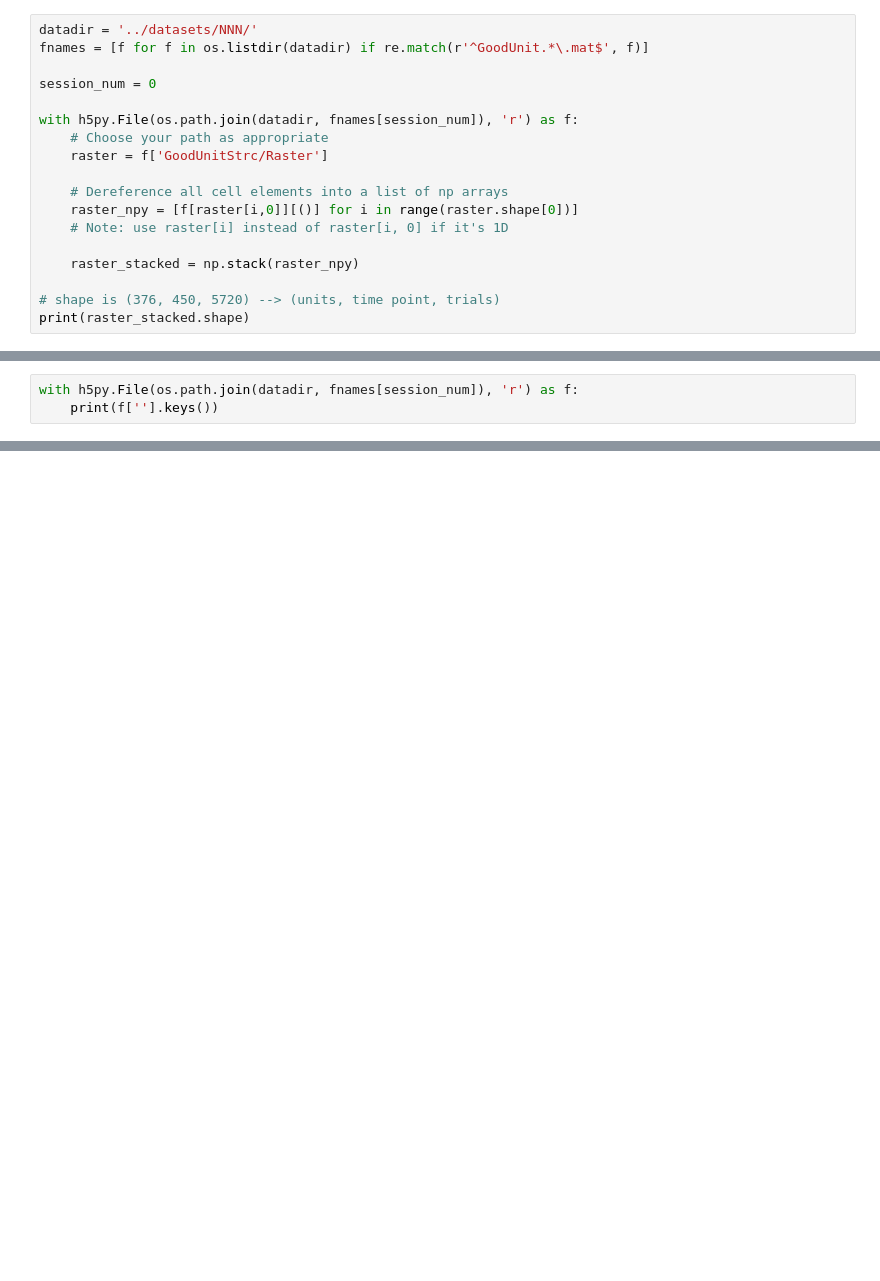
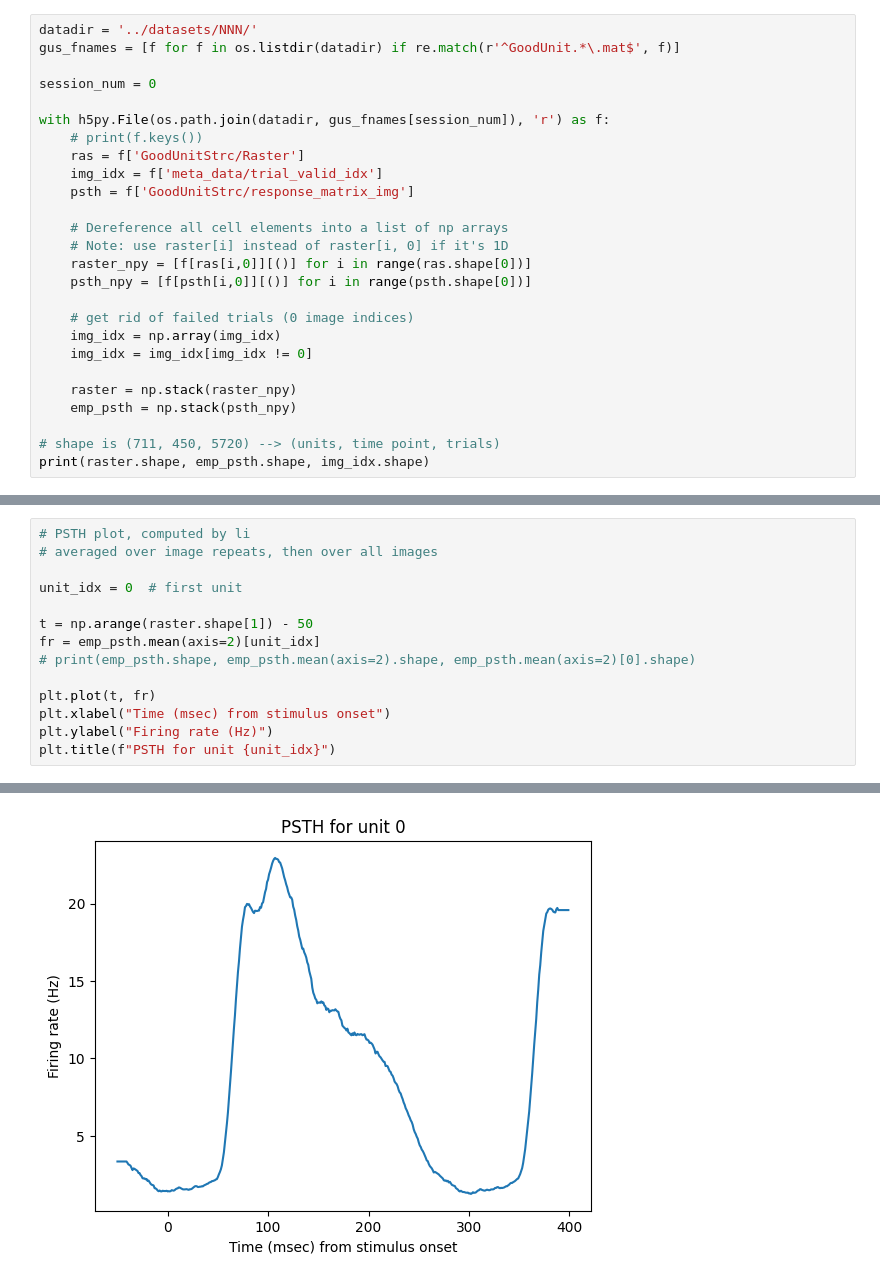
Before and after one commit to aimarvi/triplen, a Jupyter notebook: eda.ipynb, the cells around one changed output, grey strips where cells are left out. Saved outputs shown, nothing was run; the diff lists cells and outputs as text; blank space fills up the shorter version.

Commit message:
psth plots + utils

```diff
--- a/eda.ipynb
+++ b/eda.ipynb
@@ -6,19 +16,27 @@ import numpy as np
 # %%
 datadir = '../datasets/NNN/'
-fnames = [f for f in os.listdir(datadir) if re.match(r'^GoodUnit.*\.mat$', f)]
+gus_fnames = [f for f in os.listdir(datadir) if re.match(r'^GoodUnit.*\.mat$', f)]
 
 session_num = 0
 
-with h5py.File(os.path.join(datadir, fnames[session_num]), 'r') as f:
-    # Choose your path as appropriate
-    raster = f['GoodUnitStrc/Raster']
+with h5py.File(os.path.join(datadir, gus_fnames[session_num]), 'r') as f:
+    # print(f.keys())
+    ras = f['GoodUnitStrc/Raster']
+    img_idx = f['meta_data/trial_valid_idx']
+    psth = f['GoodUnitStrc/response_matrix_img']
 
     # Dereference all cell elements into a list of np arrays
-    raster_npy = [f[raster[i,0]][()] for i in range(raster.shape[0])]
     # Note: use raster[i] instead of raster[i, 0] if it's 1D
+    raster_npy = [f[ras[i,0]][()] for i in range(ras.shape[0])]
+    psth_npy = [f[psth[i,0]][()] for i in range(psth.shape[0])]
 
-    raster_stacked = np.stack(raster_npy)
+    # get rid of failed trials (0 image indices)
+    img_idx = np.array(img_idx)
+    img_idx = img_idx[img_idx != 0]
 
-# shape is (376, 450, 5720) --> (units, time point, trials)
-print(raster_stacked.shape)
+    raster = np.stack(raster_npy)
+    emp_psth = np.stack(psth_npy)
+
+# shape is (711, 450, 5720) --> (units, time point, trials)
+print(raster.shape, emp_psth.shape, img_idx.shape)
 # %% [output]
@@ -26,3 +43,0 @@ print(raster_stacked.shape)
-# %%
-with h5py.File(os.path.join(datadir, fnames[session_num]), 'r') as f:
-    print(f[''].keys())
@@ -30,0 +44,15 @@ with h5py.File(os.path.join(datadir, fnames[session_num]), 'r') as f:
+# %%
+# PSTH plot, computed by li
+# averaged over image repeats, then over all images
+
+unit_idx = 0  # first unit
+
+t = np.arange(raster.shape[1]) - 50
+fr = emp_psth.mean(axis=2)[unit_idx]
+# print(emp_psth.shape, emp_psth.mean(axis=2).shape, emp_psth.mean(axis=2)[0].shape)
+
+plt.plot(t, fr)
+plt.xlabel("Time (msec) from stimulus onset")
+plt.ylabel("Firing rate (Hz)")
+plt.title(f"PSTH for unit {unit_idx}")
+# %% [output]
@@ -30,0 +60 @@ with h5py.File(os.path.join(datadir, fnames[session_num]), 'r') as f:
+[figure, added]
```
Also changed, not shown: parts of 8 cells of this notebook, 2 other files.
